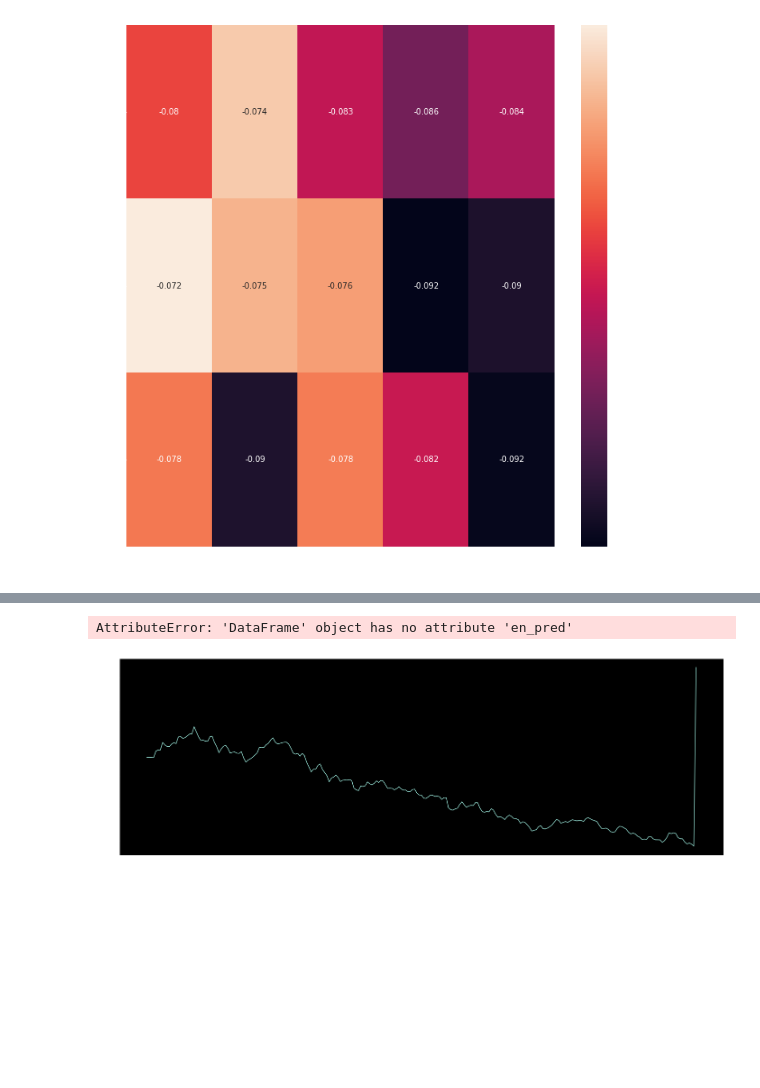
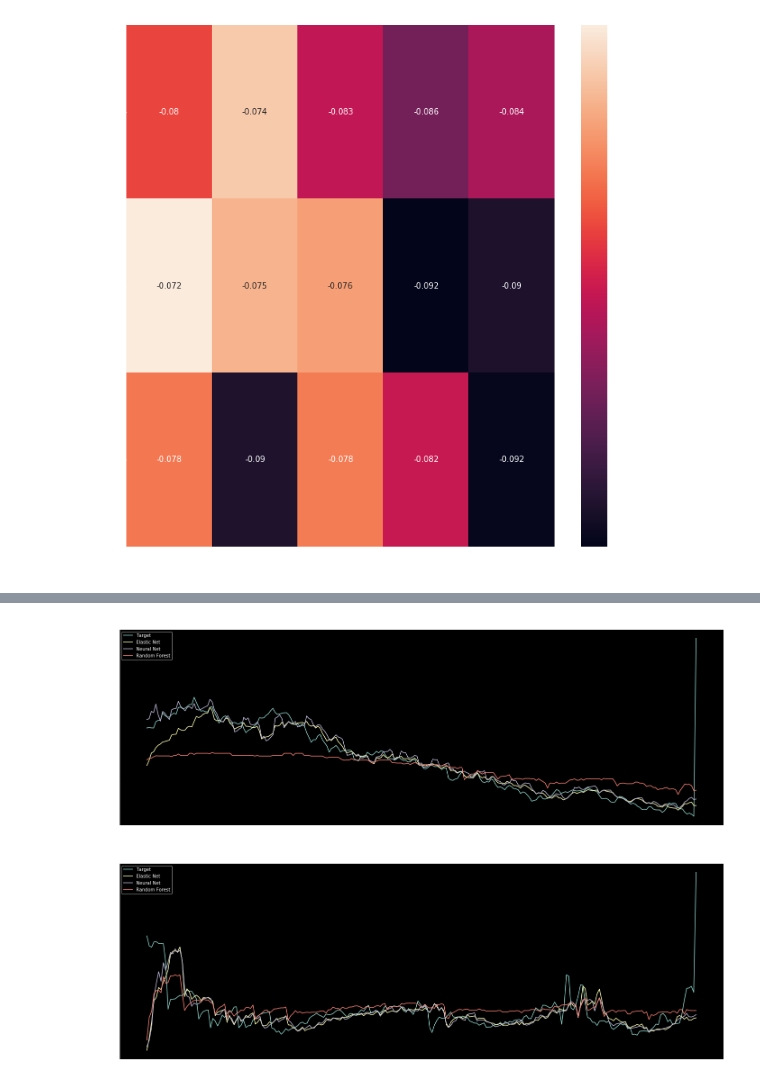
Before and after one commit to cvaf/fut, a Jupyter notebook: pricey/demon.ipynb, the cells around one changed output, grey strips where cells are left out. Saved outputs shown, nothing was run; the diff lists cells and outputs as text; code cells hidden in the pictures; blank space fills up the shorter version.

```diff
--- a/price/demon.ipynb
+++ b/pricey/demon.ipynb
@@ -577,6 +580,7 @@ def pred_plot(resource_id):
     ax.legend()
 # %%
 pred_plot(df_test[df_test.player_name=='De Bruyne'].resource_id.values[0])
+pred_plot(df_test[df_test.player_name=='Kompany'].resource_id.values[0])
 # %% [output]
-AttributeError: 'DataFrame' object has no attribute 'en_pred'
-[figure, old version]
+[figure, new version]
+[figure, added]
```
Also changed, not shown: parts of 8 cells of this notebook, 2 other files.
